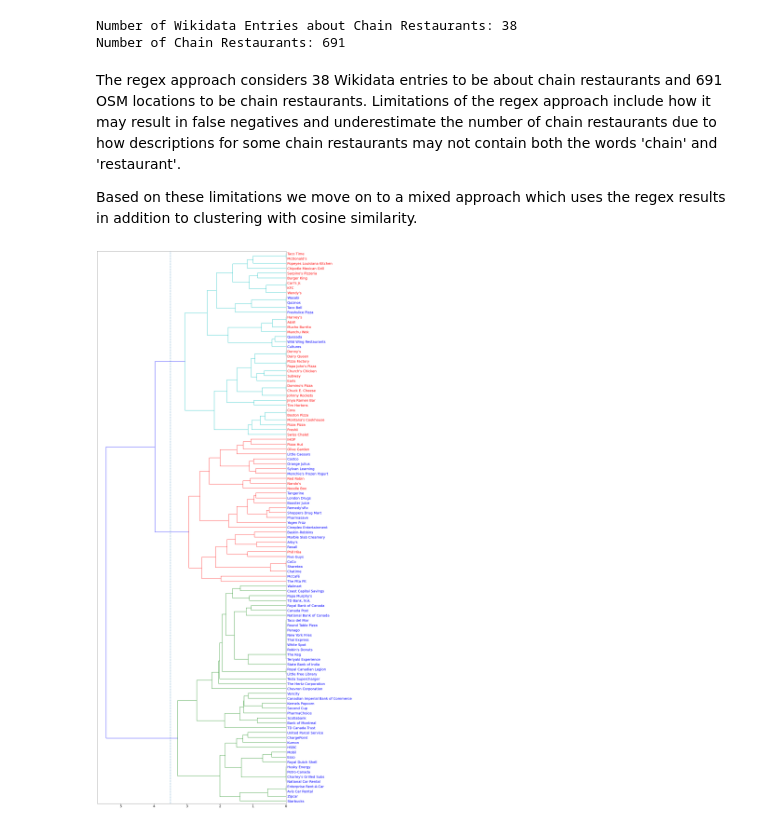
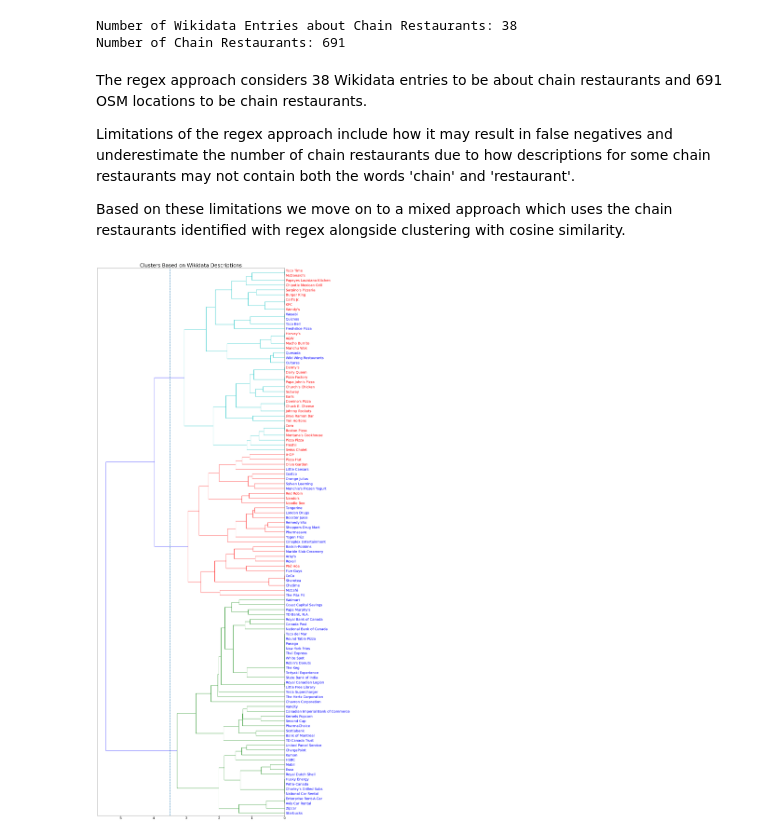
Before and after one commit to ys-lin14/cmpt-353-project, a Jupyter notebook: identify_chain_restaurants.ipynb, the cells around one changed output. Saved outputs shown, nothing was run; the diff lists cells and outputs as text; code cells hidden in the pictures.

Commit message:
update imports and function calls, add markdown explaining mixed approach and limitations, write chain restaurant qids to json

```diff
--- a/identify_chain_restaurants.ipynb
+++ b/identify_chain_restaurants.ipynb
@@ -21,10 +21,10 @@ descriptions = wikidata['preprocessed_description']
 The aim of this notebook is to identify chain restaurants by determining which Wikidata entries are about chain restaurants and mapping the results back to the OSM data.
 # %%
 contains_chain = wikidata['preprocessed_description'].apply(
-    lambda description: get_match('chain', description)
+    lambda description: transform.get_match('chain', description)
 ).notna()
 contains_restaurant = wikidata['preprocessed_description'].apply(
-    lambda description: get_match('restaurant', description)
+    lambda description: transform.get_match('restaurant', description)
 ).notna()
 
 contains_chain_and_restaurant = (contains_chain & contains_restaurant)
@@ -51,9 +51,11 @@ print(f'Number of Chain Restaurants: {num_chain_restaurants}')
 Number of Wikidata Entries about Chain Restaurants: 38
 Number of Chain Restaurants: 691
 # %% [markdown]
-The regex approach considers 38 Wikidata entries to be about chain restaurants and 691 OSM locations to be chain restaurants. Limitations of the regex approach include how it may result in false negatives and underestimate the number of chain restaurants due to how descriptions for some chain restaurants may not contain both the words 'chain' and 'restaurant'.
+The regex approach considers 38 Wikidata entries to be about chain restaurants and 691 OSM locations to be chain restaurants.
 
-Based on these limitations we move on to a mixed approach which uses the regex results in addition to clustering with cosine similarity.
+Limitations of the regex approach include how it may result in false negatives and underestimate the number of chain restaurants due to how descriptions for some chain restaurants may not contain both the words 'chain' and 'restaurant'.
+
+Based on these limitations we move on to a mixed approach which uses the chain restaurants identified with regex alongside clustering with cosine similarity.
 # %%
 # calculate cosine similarities between each Wikidata description
 vectorizer = CountVectorizer(lowercase=False)
@@ -62,36 +64,37 @@ cosine_similarities = cosine_similarity(document_term_matrix)
 # %%
 # get names for dendrogram labels
 chain_restaurant_names = chain_restaurant_wikidata['name'].values
 names = wikidata['name']
 
 # create dict with (name, color) key value pairs - names associated with chain
 # restaurants are mapped to red while other names are mapped to blue
 color_dict = {
     name: ('r' if name in chain_restaurant_names else 'blue')
     for name in names
 }
 
 # Linkage and dendrogram code adapted from Scipy docs - does not render well on
 # gitlab, recommend running notebook or using a notebook viewer
 Z = linkage(cosine_similarities, method='complete')
 fig = plt.figure(figsize=(20, 60))
 dn = dendrogram(
     Z,
     leaf_label_func=lambda leaf_id: wikidata.loc[leaf_id, 'name'],
     orientation='left',
     leaf_font_size=20
 )
 
 # label coloring adapted from Warren Weckesser's answer at
 # https://stackoverflow.com/questions/14802048/
 ax = plt.gca()
-ylabels = ax.get_ymajorticklabels()
-for ylabel in ylabels:
-    ylabel.set_color(color_dict[ylabel.get_text()])
+y_tick_labels = ax.get_ymajorticklabels()
+for y_tick_label in y_tick_labels:
+    y_tick_label.set_color(color_dict[y_tick_label.get_text()])
+
+plt.axvline(x=3.5, linestyle='-.')
+plt.title('Clusters Based on Wikidata Descriptions', size=30)
 plt.xticks(size=20)
 plt.yticks(size=20)
-
-plt.axvline(x=3.5, linestyle='-.')
 plt.show()
 # %% [output]
-[figure, old version]
+[figure, new version]
```
Also changed, not shown: parts of 9 cells of this notebook.
